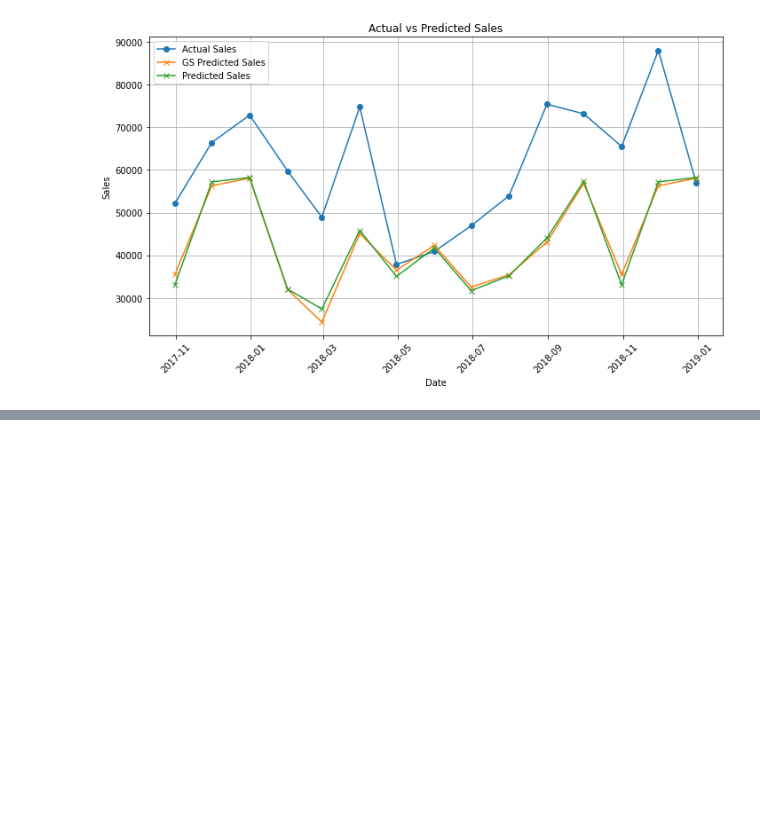
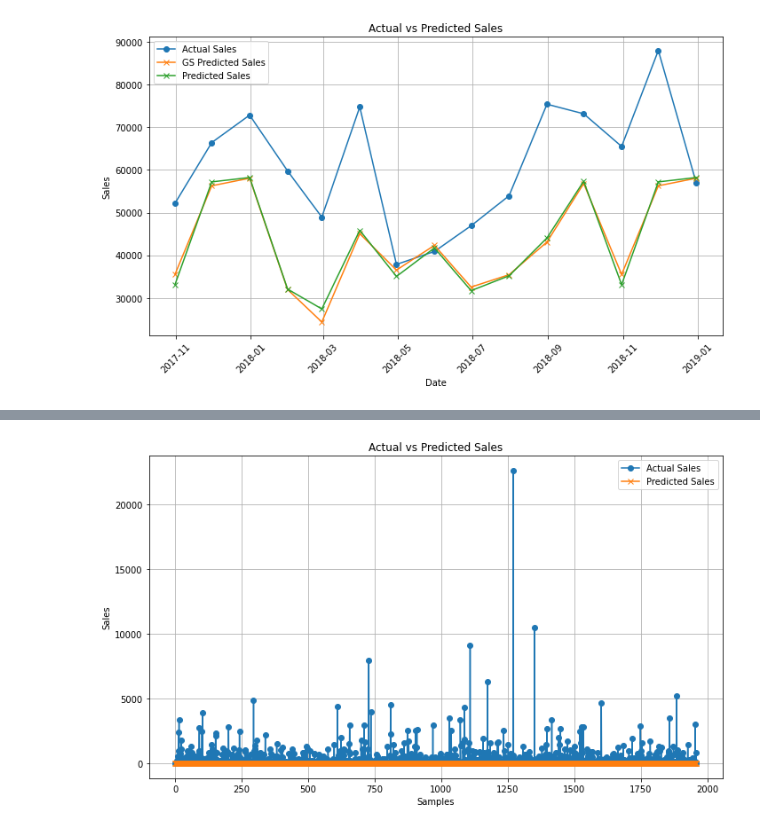
Before and after one commit to AnishRalph/Super_sales_prediction, a Jupyter notebook: main.ipynb, the cells around one changed output, grey strips where cells are left out. Drawn from its saved outputs; the diff is of its cells as text; code cells hidden in the pictures; blank space fills up the shorter version.

Commit message:
Add files via upload
Updated ML models

```diff
--- a/main.ipynb
+++ b/main.ipynb
@@ -10,4 +16,5 @@ import matplotlib.pyplot as plt
 file = "Super_Sales.csv"
 # %%
 # Creating dataframes
-df = pd.read_csv(file)
+data = pd.read_csv(file)
+df = pd.DataFrame(data)
@@ -128,3 +134,99 @@ plt.tight_layout()
 plt.show()
 # %% [output]
 [figure]
+# %%
+#Pytorch Model 1
+# Neural Network Model using Pytorch
+
+# Load your DataFrame
+df = pd.DataFrame(data)
+
+# Preprocess the data
+df['Order Date'] = pd.to_datetime(df['Order Date'])
+df['Ship Date'] = pd.to_datetime(df['Ship Date'])
+df['Order Year'] = df['Order Date'].dt.year
+df['Order Month'] = df['Order Date'].dt.month
+df['Order Day'] = df['Order Date'].dt.day
+
+# Encode categorical features
+label_encoders = {}
+for column in ['Ship Mode', 'Segment', 'Country', 'City', 'State', 'Region', 'Category', 'Sub-Category']:
+    le = LabelEncoder()
+    df[column] = le.fit_transform(df[column])
+    label_encoders[column] = le
+
+# Define features and target
+features = ['Order Year', 'Order Month', 'Order Day', 'Ship Mode', 'Segment', 'Country', 'City', 'State', 'Region', 'Category', 'Sub-Category']
+X = df[features]
+y = df['Sales']
+
+# Split the data
+X_train, X_test, y_train, y_test = train_test_split(X, y, test_size=0.2, random_state=42)
+
+# Scale the features
+scaler = StandardScaler()
+X_train = scaler.fit_transform(X_train)
+X_test = scaler.transform(X_test)
+
+# Convert data to PyTorch tensors
+X_train = torch.tensor(X_train, dtype=torch.float32)
+X_test = torch.tensor(X_test, dtype=torch.float32)
+y_train = torch.tensor(y_train.values, dtype=torch.float32).view(-1, 1)
+y_test = torch.tensor(y_test.values, dtype=torch.float32).view(-1, 1)
+
+# Define the neural network
+class SalesPredictor(nn.Module):
+    def __init__(self, input_dim):
+        super(SalesPredictor, self).__init__()
+        self.fc1 = nn.Linear(input_dim, 64)
+        self.fc2 = nn.Linear(64, 32)
+        self.fc3 = nn.Linear(32, 1)
+
+    def forward(self, x):
+        x = torch.relu(self.fc1(x))
+        x = torch.relu(self.fc2(x))
+        x = self.fc3(x)
+        return x
+
+# Initialize the model, loss function, and optimizer
+input_dim = X_train.shape[1]
+model = SalesPredictor(input_dim)
+criterion = nn.MSELoss()
+optimizer = optim.Adam(model.parameters(), lr=0.001)
+
+# Training loop
+epochs = 100
+for epoch in range(epochs):
+    model.train()
+    optimizer.zero_grad()
+    outputs = model(X_train)
+    loss = criterion(outputs, y_train)
+    loss.backward()
+    optimizer.step()
+
+    if (epoch+1) % 10 == 0:
+        print(f'Epoch [{epoch+1}/{epochs}], Loss: {loss.item():.4f}')
+
+# Evaluation
+model.eval()
+with torch.no_grad():
+    predictions = model(X_test)
+    mse = criterion(predictions, y_test)
+    rmse = torch.sqrt(mse)
+    pytorch_rmse_1 = rmse.item()
+    print(f'Root Mean Squared Error on Test Data: {rmse.item():.4f}')
+
+# Plotting the results
+import matplotlib.pyplot as plt
+
+plt.figure(figsize=(10, 6))
+plt.plot(y_test.numpy(), label='Actual Sales', marker='o')
+plt.plot(predictions.numpy(), label='Predicted Sales', marker='x')
+plt.xlabel('Samples')
+plt.ylabel('Sales')
+plt.title('Actual vs Predicted Sales')
+plt.legend()
+plt.grid(True)
+plt.tight_layout()
+plt.show()
+# %% [output]
@@ -130,0 +244 @@ plt.show()
+[figure, added]
```
Also changed, not shown: parts of 17 cells of this notebook, 1 other file.
